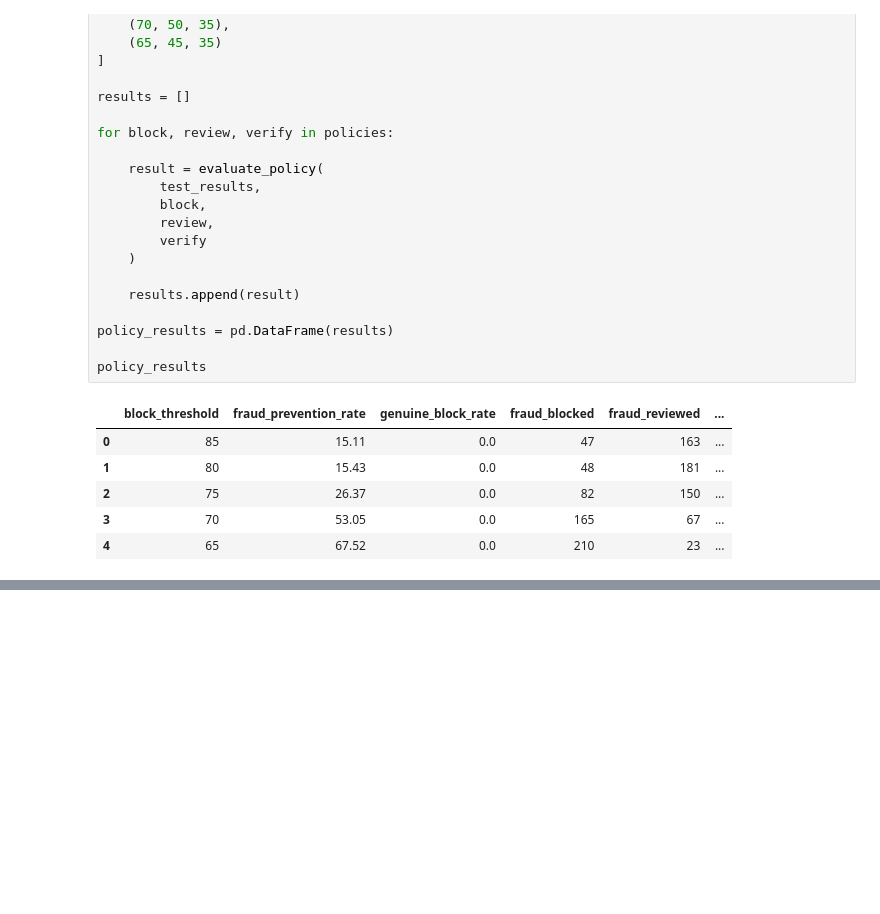
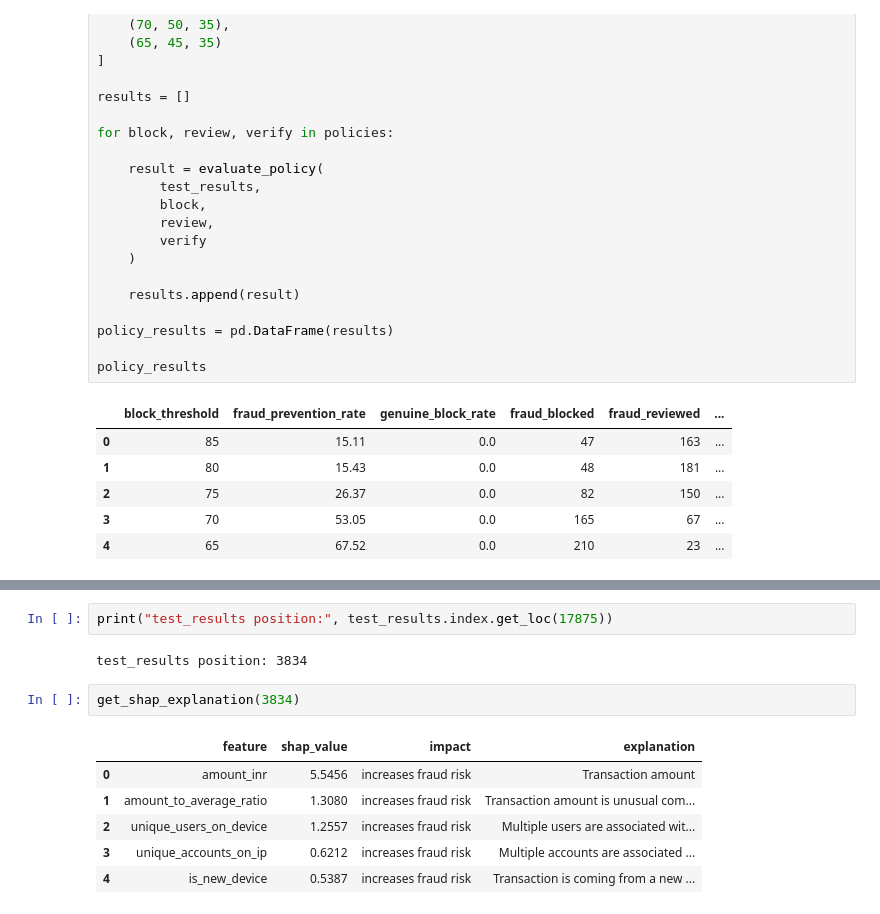
Before and after one commit to Mahakchoudhari/RazorAttack_Lab, a Jupyter notebook: notebooks/Model_01.ipynb, the cells around one changed output, grey strips where cells are left out. Cells and saved outputs as stored; diff of their text form; blank space fills up the shorter version.

```diff
--- a/notebooks/Model_01.ipynb
+++ b/notebooks/Model_01.ipynb
@@ -2057,0 +2332,13 @@ policy_results
+# %%
+print("test_results position:", test_results.index.get_loc(17875))
+# %% [output]
+test_results position: 3834
+# %%
+get_shap_explanation(3834)
+# %% [output]
+|  | feature | shap_value | impact | explanation |
+| 0 | amount_inr | 5.5456 | increases fraud risk | Transaction amount |
+| 1 | amount_to_average_ratio | 1.3080 | increases fraud risk | Transaction amount is unusual com... |
+| 2 | unique_users_on_device | 1.2557 | increases fraud risk | Multiple users are associated wit... |
+| 3 | unique_accounts_on_ip | 0.6212 | increases fraud risk | Multiple accounts are associated ... |
+| 4 | is_new_device | 0.5387 | increases fraud risk | Transaction is coming from a new ... |
```
Also changed, not shown: parts of 34 cells of this notebook.
